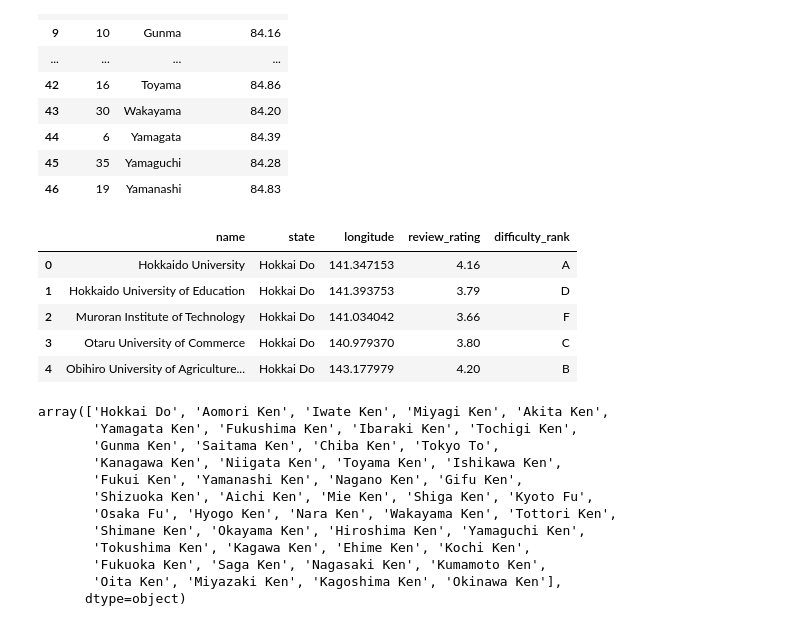
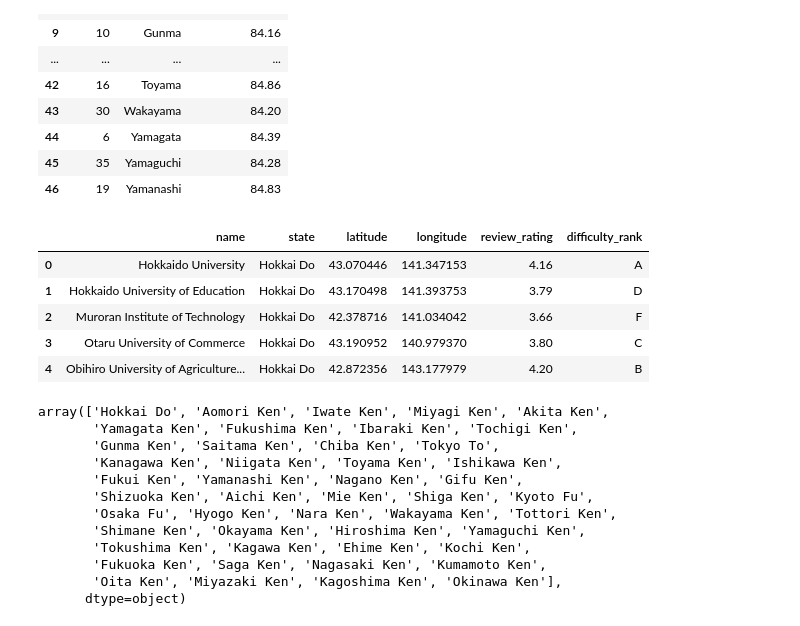
Before and after one commit to Dizzybelle/Project-3, a Jupyter notebook: Datacleaning.ipynb, the cells around one changed output. Saved outputs shown, nothing was run; the diff lists cells and outputs as text; code cells hidden in the pictures.

```diff
--- a/Datacleaning.ipynb
+++ b/Datacleaning.ipynb
@@ -107,15 +107,15 @@ life_expdf.head(47)
 life_expdf.to_csv('data/life_exp.csv')
 # %%
 university_df = pd.read_csv(university)
-university_df = university_df[['name','state','longitude','review_rating','difficulty_rank']]
+university_df = university_df[['name','state','latitude','longitude','review_rating','difficulty_rank']]
 university_df.head()
 # %% [output]
-|  | name | state | longitude | review_rating | difficulty_rank |
-| 0 | Hokkaido University | Hokkai Do | 141.347153 | 4.16 | A |
-| 1 | Hokkaido University of Education | Hokkai Do | 141.393753 | 3.79 | D |
-| 2 | Muroran Institute of Technology | Hokkai Do | 141.034042 | 3.66 | F |
-| 3 | Otaru University of Commerce | Hokkai Do | 140.979370 | 3.80 | C |
-| 4 | Obihiro University of Agriculture... | Hokkai Do | 143.177979 | 4.20 | B |
+|  | name | state | latitude | longitude | review_rating | difficulty_rank |
+| 0 | Hokkaido University | Hokkai Do | 43.070446 | 141.347153 | 4.16 | A |
+| 1 | Hokkaido University of Education | Hokkai Do | 43.170498 | 141.393753 | 3.79 | D |
+| 2 | Muroran Institute of Technology | Hokkai Do | 42.378716 | 141.034042 | 3.66 | F |
+| 3 | Otaru University of Commerce | Hokkai Do | 43.190952 | 140.979370 | 3.80 | C |
+| 4 | Obihiro University of Agriculture... | Hokkai Do | 42.872356 | 143.177979 | 4.20 | B |
 # %%
 #list unique values
 university_df['state'].unique()
```
Also changed, not shown: parts of 3 cells of this notebook, 7 other files.
